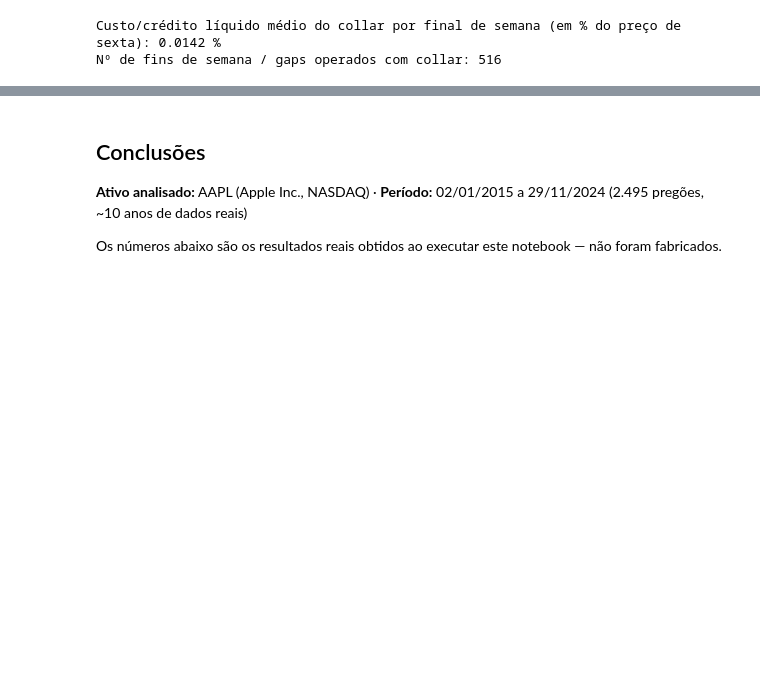
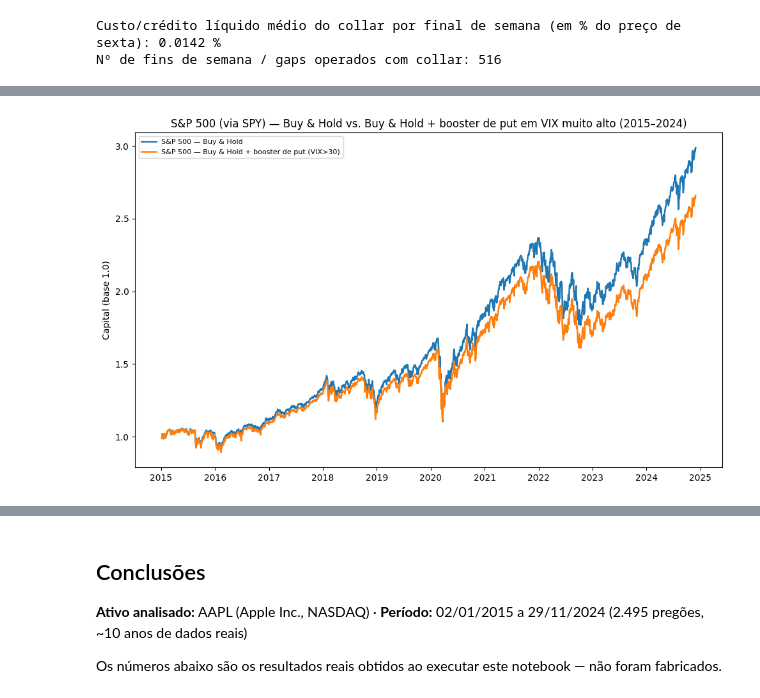
Before and after one commit to jorgerachid1/estrategia-fim-de-semana-volatilidade, a Jupyter notebook: estrategia_fim_de_semana_volatilidade.ipynb, the cells around one changed output, grey strips where cells are left out. Cells and saved outputs as stored; diff of their text form; code cells hidden in the pictures; blank space fills up the shorter version.

```diff
--- a/estrategia_fim_de_semana_volatilidade.ipynb
+++ b/estrategia_fim_de_semana_volatilidade.ipynb
@@ -392,0 +407,13 @@ Nº de fins de semana / gaps operados com collar: 516
+# %%
+spx = pd.read_csv("sp500_precos_historicos.csv", parse_dates=["Date"])
+spx = spx.sort_values("Date").reset_index(drop=True)
+spx["log_return"] = np.log(spx["SP500.Close"] / spx["SP500.Close"].shift(1))
+spx["weekday"] = spx["Date"].dt.day_name()
+spx = spx.dropna(subset=["log_return"]).reset_index(drop=True)
+
+spx = spx.merge(vix, on="Date", how="left")
+spx["vix"] = spx["vix"].ffill()
+
+print(f"S&P 500 (via SPY) — período: {spx['Date'].min().date()} a {spx['Date'].max().date()}")
+print(f"Número de pregões: {len(spx)}")
+spx.head()
@@ -392,0 +484,11 @@ Nº de fins de semana / gaps operados com collar: 516
+# %%
+resultados_spx = []
+equities_spx = {}
+for col, nome in [("strat_spx_buyhold", "S&P 500 — Buy & Hold"),
+                   ("strat_spx_booster_log", "S&P 500 — Buy & Hold + booster de put (VIX>30)")]:
+    m, eq = metricas(s[col], nome)
+    resultados_spx.append(m)
+    equities_spx[nome] = eq
+
+res_spx_df = pd.DataFrame(resultados_spx).set_index("Estratégia")
+res_spx_df
@@ -392,0 +500,12 @@ Nº de fins de semana / gaps operados com collar: 516
+# %%
+fig, ax = plt.subplots(figsize=(10, 6))
+for nome, eq in equities_spx.items():
+    ax.plot(eq.index, eq.values, label=nome, linewidth=1.8)
+ax.set_title("S&P 500 (via SPY) — Buy & Hold vs. Buy & Hold + booster de put em VIX muito alto (2015–2024)")
+ax.set_ylabel("Capital (base 1.0)")
+ax.legend(fontsize=8)
+plt.tight_layout()
+plt.savefig("spx_buyhold_vs_booster.png", dpi=110)
+plt.show()
+# %% [output]
+[figure, added]
```
Also changed, not shown: parts of 10 cells of this notebook, 3 other files.
